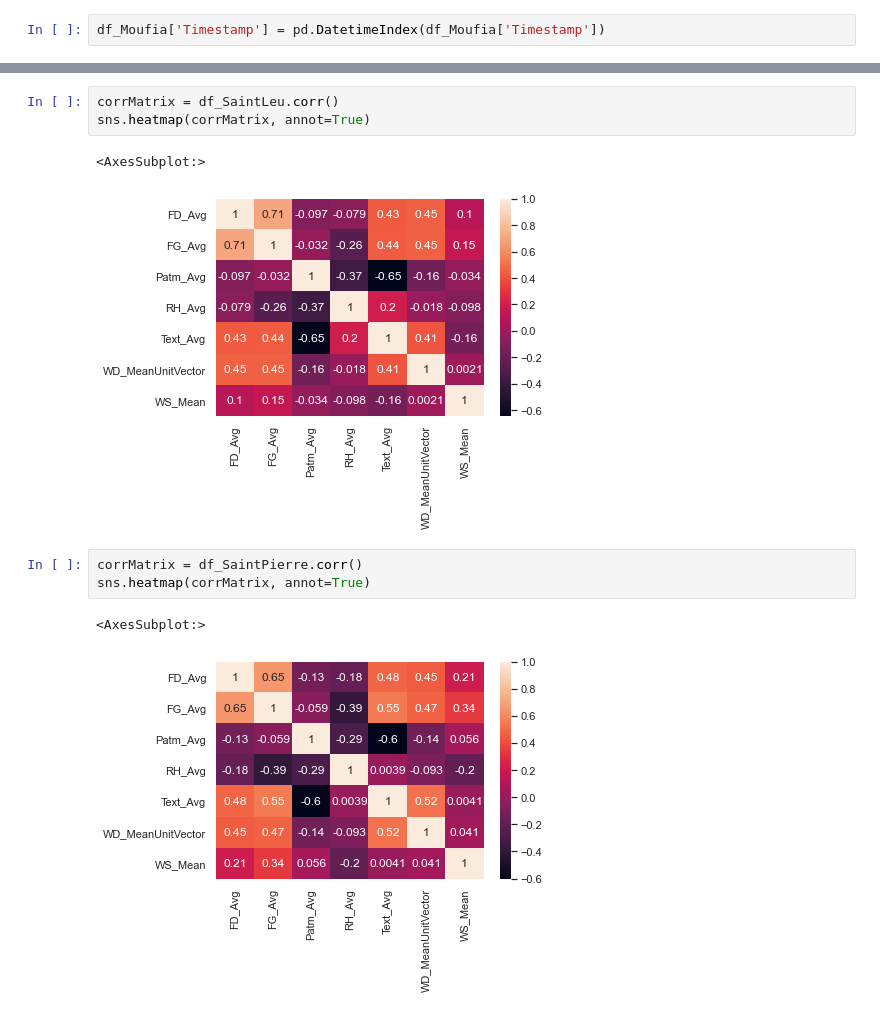
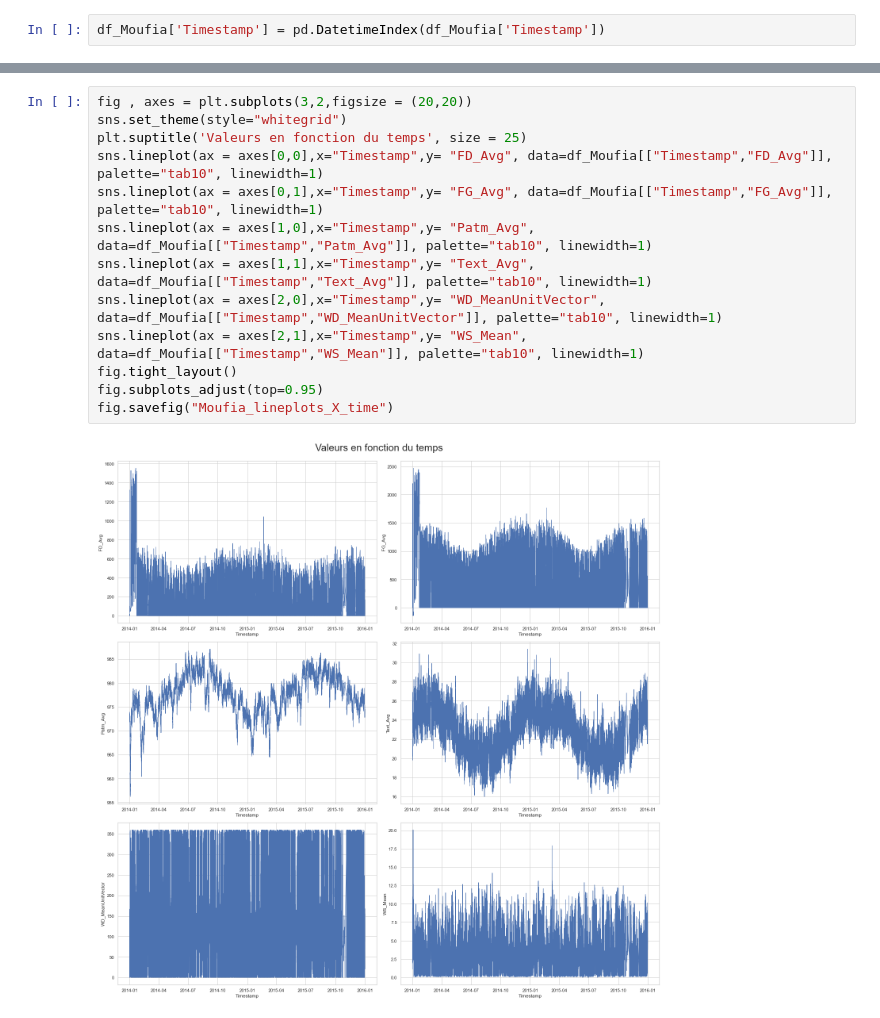
Before and after one commit to anhtu7/FouilleDeDonnees_projet, a Jupyter notebook: visualisation.ipynb, the cells around one changed output, grey strips where cells are left out. Saved outputs shown, nothing was run; the diff lists cells and outputs as text.

Commit message:
correlation matrice et lineplots

```diff
--- a/visualisation.ipynb
+++ b/visualisation.ipynb
@@ -51,12 +33,15 @@ sns.heatmap(corrMatrix, annot=True)
-# %%
-corrMatrix = df_SaintLeu.corr()
-sns.heatmap(corrMatrix, annot=True)
-# %% [output]
-<AxesSubplot:>
-[figure, removed]
-# %%
-corrMatrix = df_SaintPierre.corr()
-sns.heatmap(corrMatrix, annot=True)
-# %% [output]
-<AxesSubplot:>
-[figure, removed]
+# %%
+fig , axes = plt.subplots(3,2,figsize = (20,20))
+sns.set_theme(style="whitegrid")
+plt.suptitle('Valeurs en fonction du temps', size = 25)
+sns.lineplot(ax = axes[0,0],x="Timestamp",y= "FD_Avg", data=df_Moufia[["Timestamp","FD_Avg"]], palette="tab10", linewidth=1)
+sns.lineplot(ax = axes[0,1],x="Timestamp",y= "FG_Avg", data=df_Moufia[["Timestamp","FG_Avg"]], palette="tab10", linewidth=1)
+sns.lineplot(ax = axes[1,0],x="Timestamp",y= "Patm_Avg", data=df_Moufia[["Timestamp","Patm_Avg"]], palette="tab10", linewidth=1)
+sns.lineplot(ax = axes[1,1],x="Timestamp",y= "Text_Avg", data=df_Moufia[["Timestamp","Text_Avg"]], palette="tab10", linewidth=1)
+sns.lineplot(ax = axes[2,0],x="Timestamp",y= "WD_MeanUnitVector", data=df_Moufia[["Timestamp","WD_MeanUnitVector"]], palette="tab10", linewidth=1)
+sns.lineplot(ax = axes[2,1],x="Timestamp",y= "WS_Mean", data=df_Moufia[["Timestamp","WS_Mean"]], palette="tab10", linewidth=1)
+fig.tight_layout()
+fig.subplots_adjust(top=0.95)
+fig.savefig("Moufia_lineplots_X_time")
+# %% [output]
+[figure, added]
```
Also changed, not shown: parts of 6 cells of this notebook, 2 other files.
